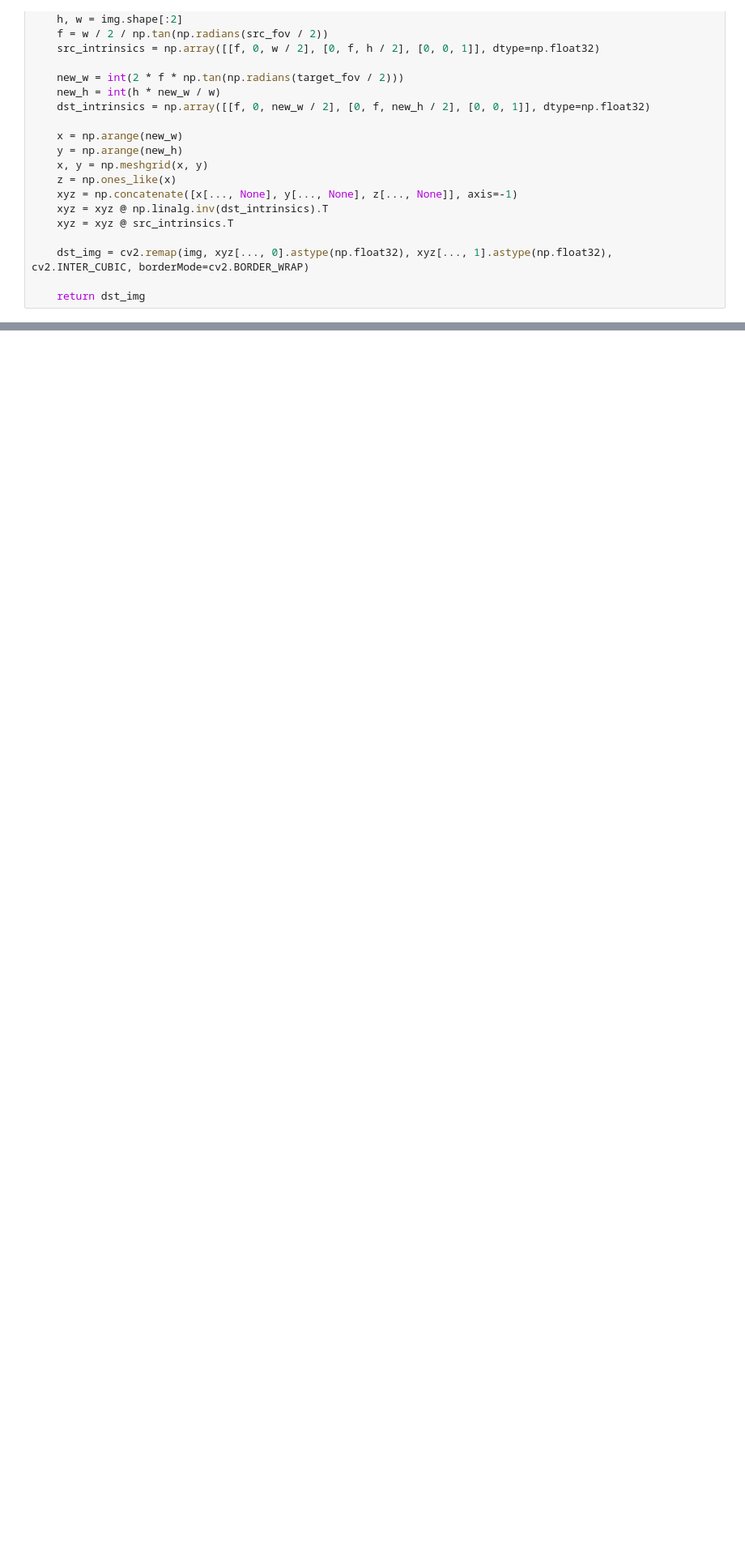
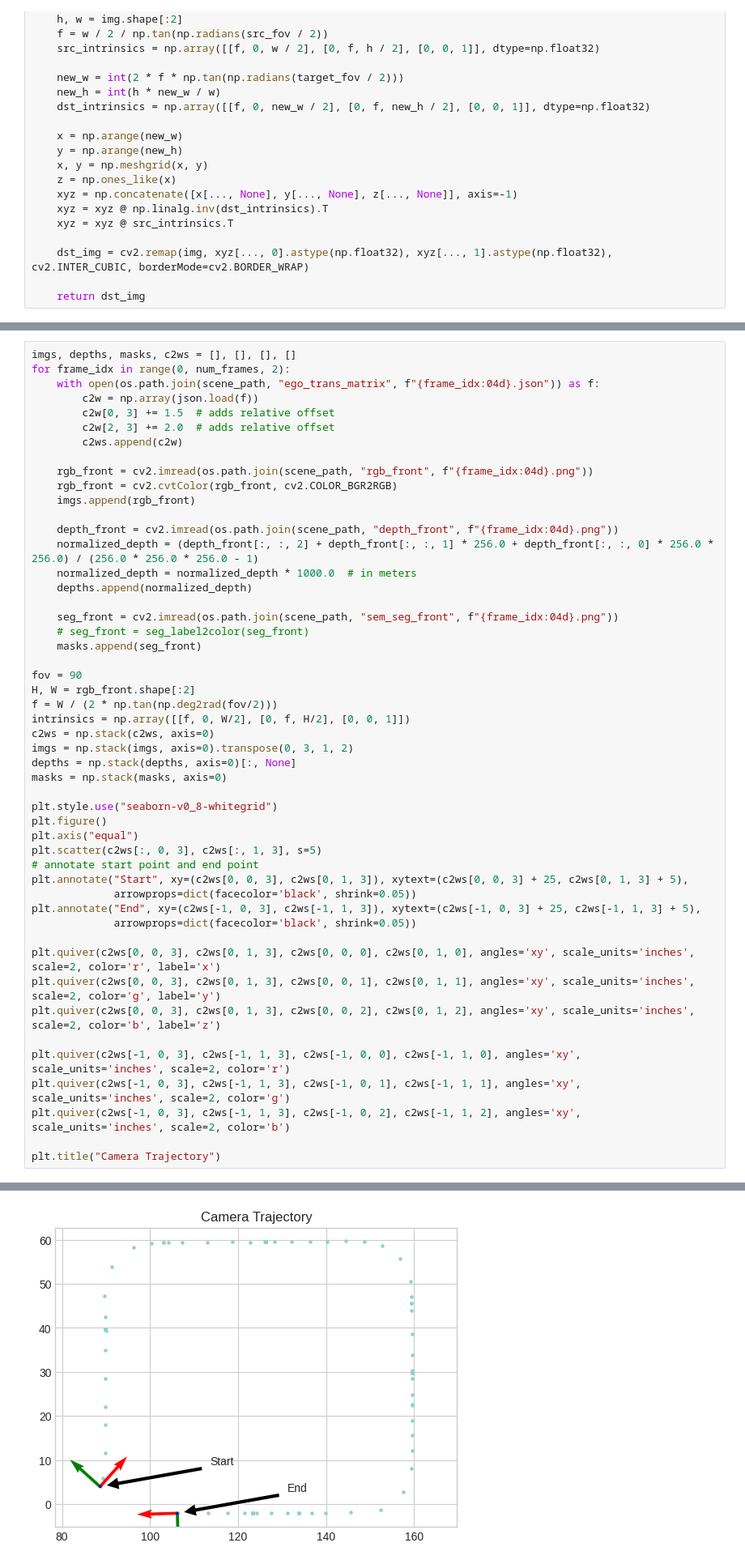
Before and after one commit to Linketic/TC-Light, a Jupyter notebook: notebooks/carla_analysis.ipynb, the cells around one changed output, grey strips where cells are left out. Shown: that part at 81% size. Saved outputs shown, nothing was run; the diff lists cells and outputs as text; blank space fills up the shorter version.

```diff
--- a/notebooks/carla_analysis.ipynb
+++ b/notebooks/carla_analysis.ipynb
@@ -130,0 +169,51 @@ plt.axis("off")
+# %%
+imgs, depths, masks, c2ws = [], [], [], []
+for frame_idx in range(0, num_frames, 2):
+    with open(os.path.join(scene_path, "ego_trans_matrix", f"{frame_idx:04d}.json")) as f:
+        c2w = np.array(json.load(f))
+        c2w[0, 3] += 1.5  # adds relative offset
+        c2w[2, 3] += 2.0  # adds relative offset
+        c2ws.append(c2w)
+
+    rgb_front = cv2.imread(os.path.join(scene_path, "rgb_front", f"{frame_idx:04d}.png"))
+    rgb_front = cv2.cvtColor(rgb_front, cv2.COLOR_BGR2RGB)
+    imgs.append(rgb_front)
+
+    depth_front = cv2.imread(os.path.join(scene_path, "depth_front", f"{frame_idx:04d}.png"))
+    normalized_depth = (depth_front[:, :, 2] + depth_front[:, :, 1] * 256.0 + depth_front[:, :, 0] * 256.0 * 256.0) / (256.0 * 256.0 * 256.0 - 1)
+    normalized_depth = normalized_depth * 1000.0  # in meters
+    depths.append(normalized_depth)
+
+    seg_front = cv2.imread(os.path.join(scene_path, "sem_seg_front", f"{frame_idx:04d}.png"))
+    # seg_front = seg_label2color(seg_front)
+    masks.append(seg_front)
+
+fov = 90
+H, W = rgb_front.shape[:2]
+f = W / (2 * np.tan(np.deg2rad(fov/2)))
+intrinsics = np.array([[f, 0, W/2], [0, f, H/2], [0, 0, 1]])
+c2ws = np.stack(c2ws, axis=0)
+imgs = np.stack(imgs, axis=0).transpose(0, 3, 1, 2)
+depths = np.stack(depths, axis=0)[:, None]
+masks = np.stack(masks, axis=0)
+
+plt.style.use("seaborn-v0_8-whitegrid")
+plt.figure()
+plt.axis("equal")
+plt.scatter(c2ws[:, 0, 3], c2ws[:, 1, 3], s=5)
+# annotate start point and end point
+plt.annotate("Start", xy=(c2ws[0, 0, 3], c2ws[0, 1, 3]), xytext=(c2ws[0, 0, 3] + 25, c2ws[0, 1, 3] + 5),
+             arrowprops=dict(facecolor='black', shrink=0.05))
+plt.annotate("End", xy=(c2ws[-1, 0, 3], c2ws[-1, 1, 3]), xytext=(c2ws[-1, 0, 3] + 25, c2ws[-1, 1, 3] + 5),
+             arrowprops=dict(facecolor='black', shrink=0.05))
+
+plt.quiver(c2ws[0, 0, 3], c2ws[0, 1, 3], c2ws[0, 0, 0], c2ws[0, 1, 0], angles='xy', scale_units='inches', scale=2, color='r', label='x')
+plt.quiver(c2ws[0, 0, 3], c2ws[0, 1, 3], c2ws[0, 0, 1], c2ws[0, 1, 1], angles='xy', scale_units='inches', scale=2, color='g', label='y')
+plt.quiver(c2ws[0, 0, 3], c2ws[0, 1, 3], c2ws[0, 0, 2], c2ws[0, 1, 2], angles='xy', scale_units='inches', scale=2, color='b', label='z')
+
+plt.quiver(c2ws[-1, 0, 3], c2ws[-1, 1, 3], c2ws[-1, 0, 0], c2ws[-1, 1, 0], angles='xy', scale_units='inches', scale=2, color='r')
+plt.quiver(c2ws[-1, 0, 3], c2ws[-1, 1, 3], c2ws[-1, 0, 1], c2ws[-1, 1, 1], angles='xy', scale_units='inches', scale=2, color='g')
+plt.quiver(c2ws[-1, 0, 3], c2ws[-1, 1, 3], c2ws[-1, 0, 2], c2ws[-1, 1, 2], angles='xy', scale_units='inches', scale=2, color='b')
+
+plt.title("Camera Trajectory")
+# %% [output]
@@ -130,0 +221 @@ plt.axis("off")
+[figure, added]
```
Also changed, not shown: parts of 11 cells of this notebook.
